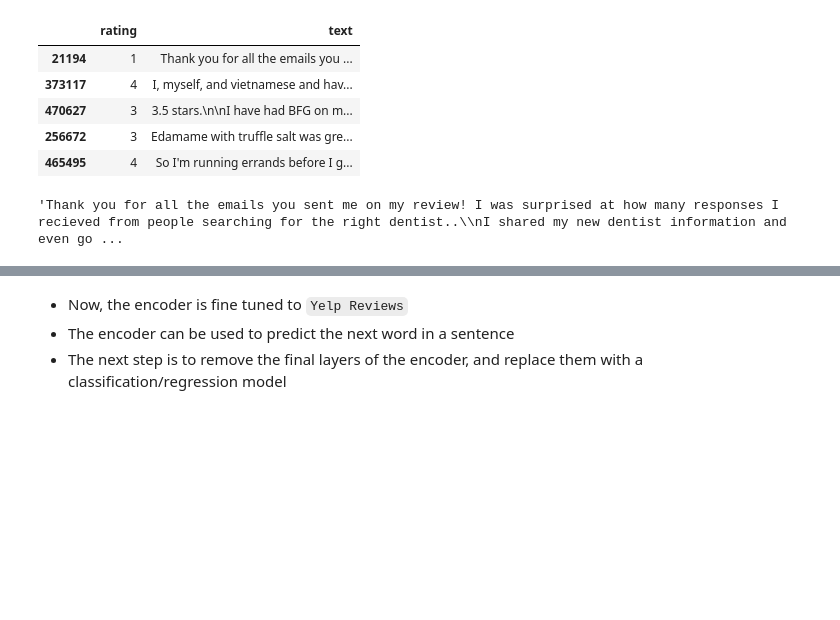
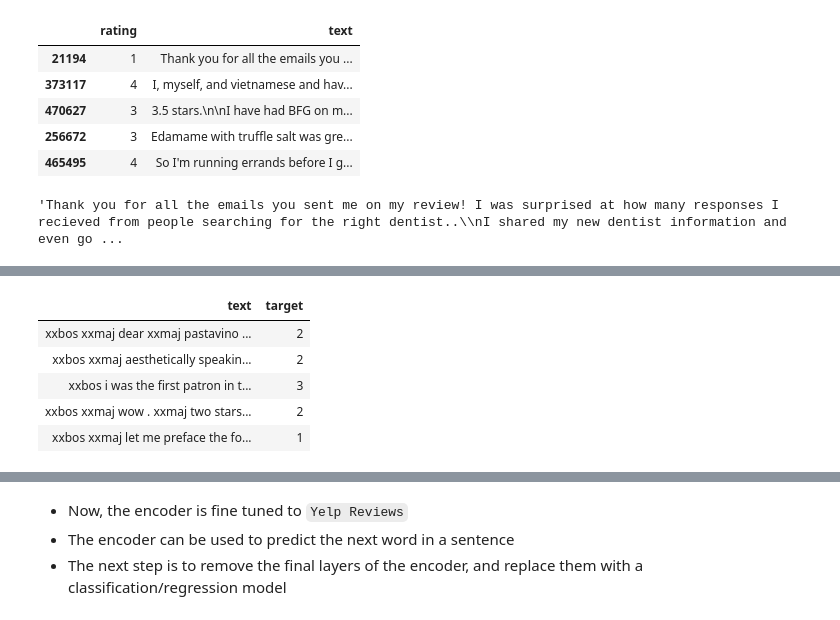
Before and after one commit to lukexyz/Reference-Notebooks, a Jupyter notebook: NLP-Sentiment-Analysis-Yelp.ipynb, the cells around one changed output, grey strips where cells are left out. Saved outputs shown, nothing was run; the diff lists cells and outputs as text; code cells hidden in the pictures; blank space fills up the shorter version.

```diff
--- a/NLP-Sentiment-Analysis-Yelp.ipynb
+++ b/NLP-Sentiment-Analysis-Yelp.ipynb
@@ -168,0 +79,6 @@ learn.fit_one_cycle(10, 1e-3, moms=(0.8,0.7))
+# %%
+%%time
+data = TextClasDataBunch.from_csv(path, 'train_sample.csv',
+                                  text_cols='text', label_cols='rating')
+data.show_batch()
+# %% [output]
@@ -168,0 +87,6 @@ learn.fit_one_cycle(10, 1e-3, moms=(0.8,0.7))
+| text | target |
+| xxbos xxmaj dear xxmaj pastavino ... | 2 |
+| xxbos xxmaj aesthetically speakin... | 2 |
+| xxbos i was the first patron in t... | 3 |
+| xxbos xxmaj wow . xxmaj two stars... | 2 |
+| xxbos xxmaj let me preface the fo... | 1 |
```
Also changed, not shown: parts of 60 cells of this notebook.
